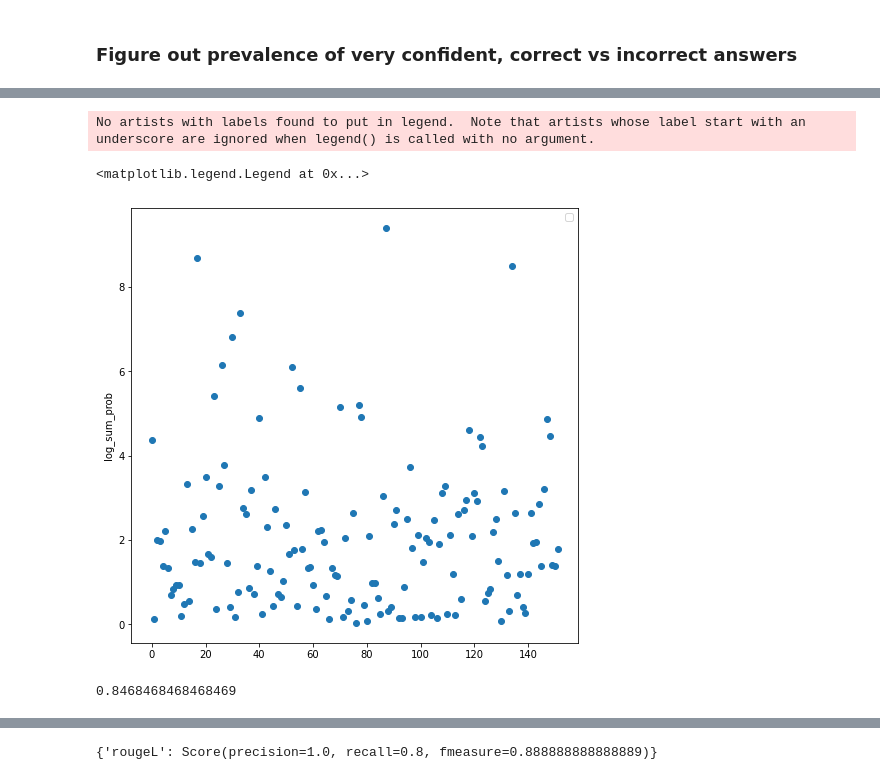
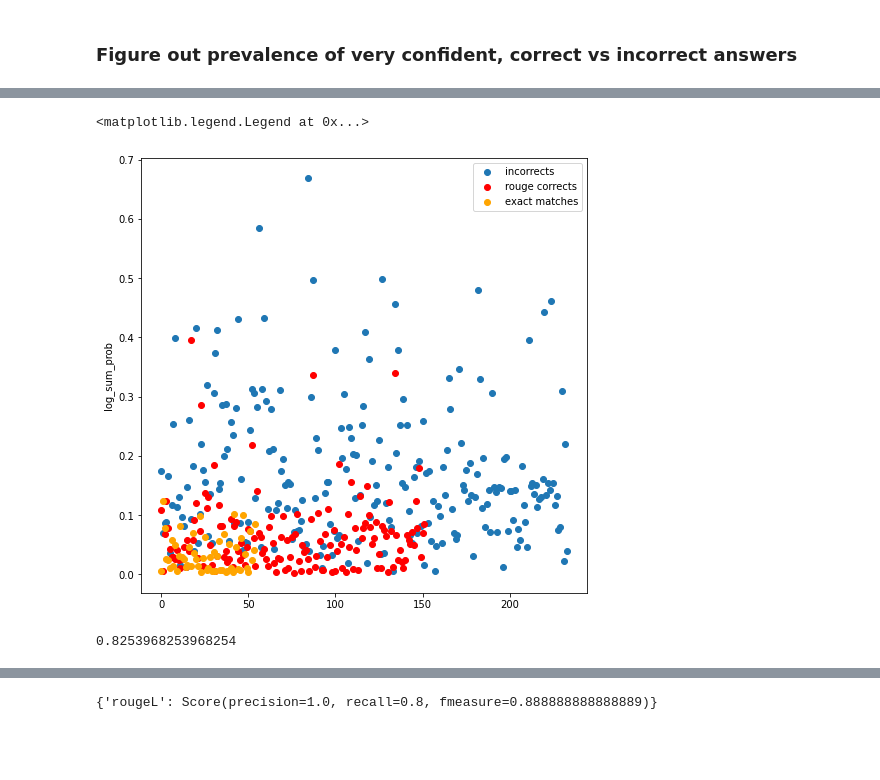
Before and after one commit to casetext/FiD, a Jupyter notebook: notebooks/FiD_confidence_thresholding.ipynb, the cells around one changed output, grey strips where cells are left out. Drawn from its saved outputs; the diff is of its cells as text; code cells hidden in the pictures; blank space fills up the shorter version.

Commit message:
test out normalised thresholds

```diff
--- a/notebooks/FiD_confidence_thresholding.ipynb
+++ b/notebooks/FiD_confidence_thresholding.ipynb
@@ -392,7 +386,7 @@ for i, batch in tqdm(enumerate(dataloader)):
         incorrect_log_probabilities.append(log_probability.cpu().numpy())
 # %%
 # load from local
-exact_match_log_probabilities = np.load("../numpy_drops/exact_matches.npy")
-incorrect_log_probabilities = np.load("../numpy_drops/incorrects.npy")
-rouge_match_log_probabilities = np.load("../numpy_drops/rouge_matches.npy")
+exact_match_log_probabilities = np.load("../numpy_drops/exact_matches_dev.npy")
+incorrect_log_probabilities = np.load("../numpy_drops/incorrects_dev.npy")
+rouge_match_log_probabilities = np.load("../numpy_drops/rouge_matches_dev.npy")
 # %%
@@ -477,16 +447,16 @@ Text(0, 0.5, 'log_sum_prob')
 # %%
 fig = plt.figure(figsize=(8,8), facecolor="white")
 ax = fig.add_subplot(111)
-ax.scatter(list(range(len(filtered_match_log_probabilities))), filtered_match_log_probabilities)
-# ax.scatter(list(range(len(exact_match_log_probabilities))), exact_match_log_probabilities, color="orange", label="dev/test")
+ax.scatter(list(range(len(incorrect_log_probabilities))), incorrect_log_probabilities, label="incorrects")
+ax.scatter(list(range(len(rouge_match_log_probabilities))), rouge_match_log_probabilities, color="red", label="rouge corrects")
+ax.scatter(list(range(len(exact_match_log_probabilities))), exact_match_log_probabilities, color="orange", label="exact matches")
 ax.set_ylabel("log_sum_prob")
 ax.legend()
 # %% [output]
-No artists with labels found to put in legend.  Note that artists whose label start with an underscore are ignored when legend() is called with no argument.
+<matplotlib.legend.Legend at 0x...>
-<matplotlib.legend.Legend at 0x...>
-[figure, old version]
+[figure, new version]
 # %%
-confidence_threshold = 1.5
+confidence_threshold = 0.03
 
 true_positive = len([el for el in rouge_match_log_probabilities if el < confidence_threshold])
 false_positive = len([el for el in incorrect_log_probabilities if el < confidence_threshold])
@@ -494,7 +464,7 @@ false_positive = len([el for el in incorrect_log_probabilities if el < confidenc
 precision = true_positive / (true_positive + false_positive)
 precision
 # %% [output]
-0.8468468468468469
+0.8253968253968254
 # %%
 true_positive
 # %% [output]
```
Also changed, not shown: parts of 17 cells of this notebook.
